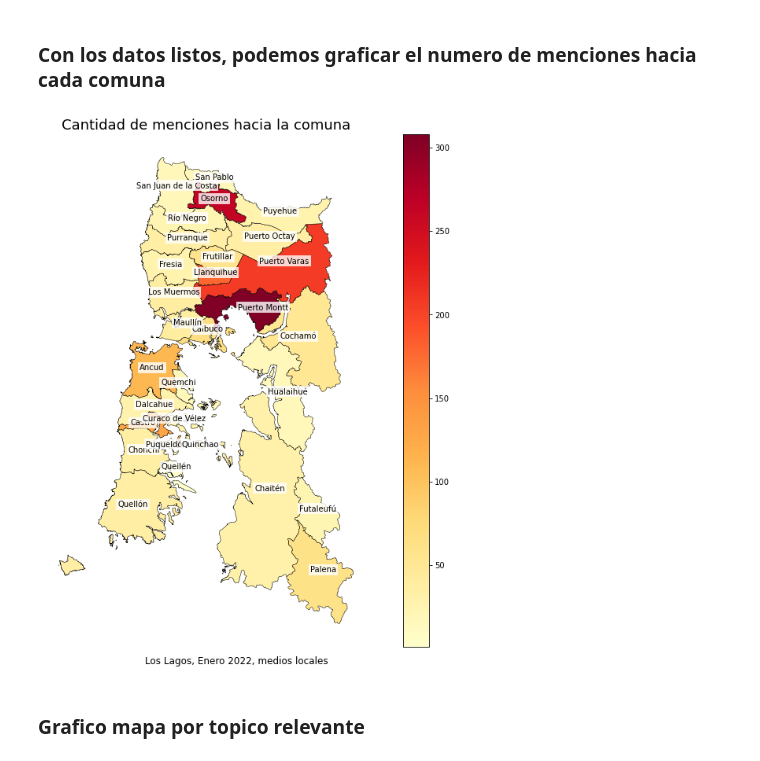
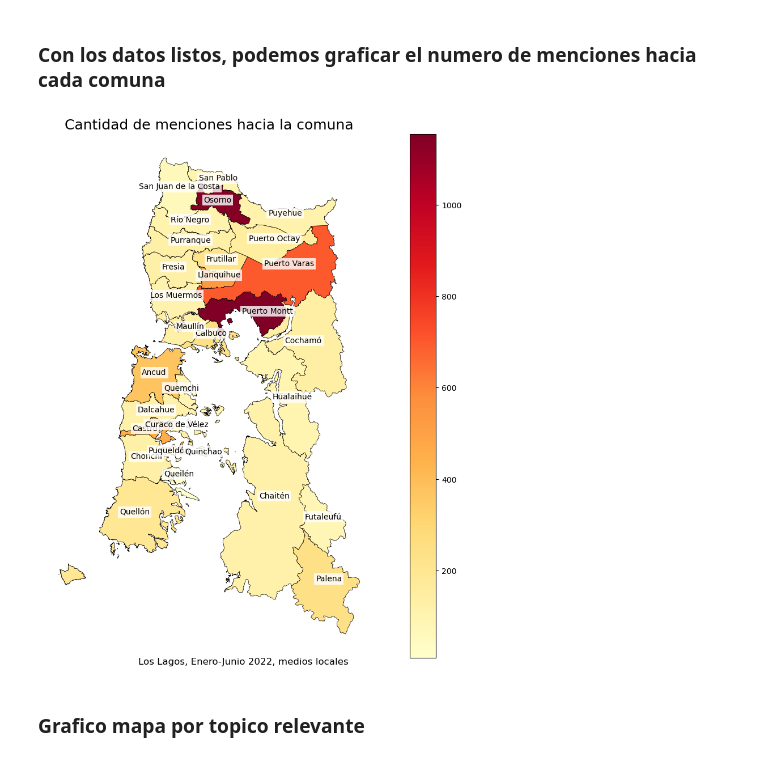
Before and after one commit to alexbgh1/INFO279_2022, a Jupyter notebook: proyecto/3_analisis_mapa_data.ipynb, the cells around one changed output. Cells and saved outputs as stored; diff of their text form; code cells hidden in the pictures.

Commit message:
Proyecto: Datos/imagenes/txt GENERAL extraidos. Arreglos menores.

```diff
--- a/proyecto/3_analisis_mapa_data.ipynb
+++ b/proyecto/3_analisis_mapa_data.ipynb
@@ -62,7 +62,7 @@ Region encontrada
 # %%
 # {nombre_archivo}_{words}_{from_}_{to_}_dominant_topic.csv
 # nombre_archivo = 'data_Region_X_2022-01-01_2022-01-07_dominant_topic'
-nombre_archivo = 'data_Region_X_EMPLEO_comunas_2022-01-01_2022-06-30_dominant_topic'
+nombre_archivo = 'data_Region_X_GENERAL_comunas_2022-01-01_2022-06-30_dominant_topic'
 # %% [markdown]
 ### Cargamos los datos de comunas con ñ y acentos
 # %%
@@ -234,16 +234,16 @@ territory_menciones.head(3)
 # %%
 # Graficamos los datos
 territory_menciones.plot(column="values", legend=True, figsize=(16, 12), cmap="YlOrRd", edgecolor="black", linewidth=0.5).set_axis_off();
 # Información
 plt.title("Cantidad de menciones hacia la comuna", fontsize=18);
 
 for idx, row in territory_menciones.iterrows():
     plt.text(row.coords[0], row.coords[1], s=row['Comuna'], horizontalalignment='center', bbox={'facecolor': 'white', 'alpha':0.8, 'pad': 2, 'edgecolor':'none'})
 
-plt.text(0.6, 0.1, "Los Lagos, Enero 2022, medios locales", fontsize=12, ha='center', transform=plt.gcf().transFigure);
+plt.text(0.6, 0.1, "Los Lagos, Enero-Junio 2022, medios locales", fontsize=12, ha='center', transform=plt.gcf().transFigure);
 plt.savefig('./data/images//{}.svg'.format("Cantidad de menciones hacia la comuna"), bbox_inches = "tight",transparent = True)
 # %% [output]
-[figure, old version]
+[figure, new version]
 # %% [markdown]
 ### Grafico mapa por topico relevante
 # %%
```
Also changed, not shown: parts of 19 cells of this notebook, 44 other files.
